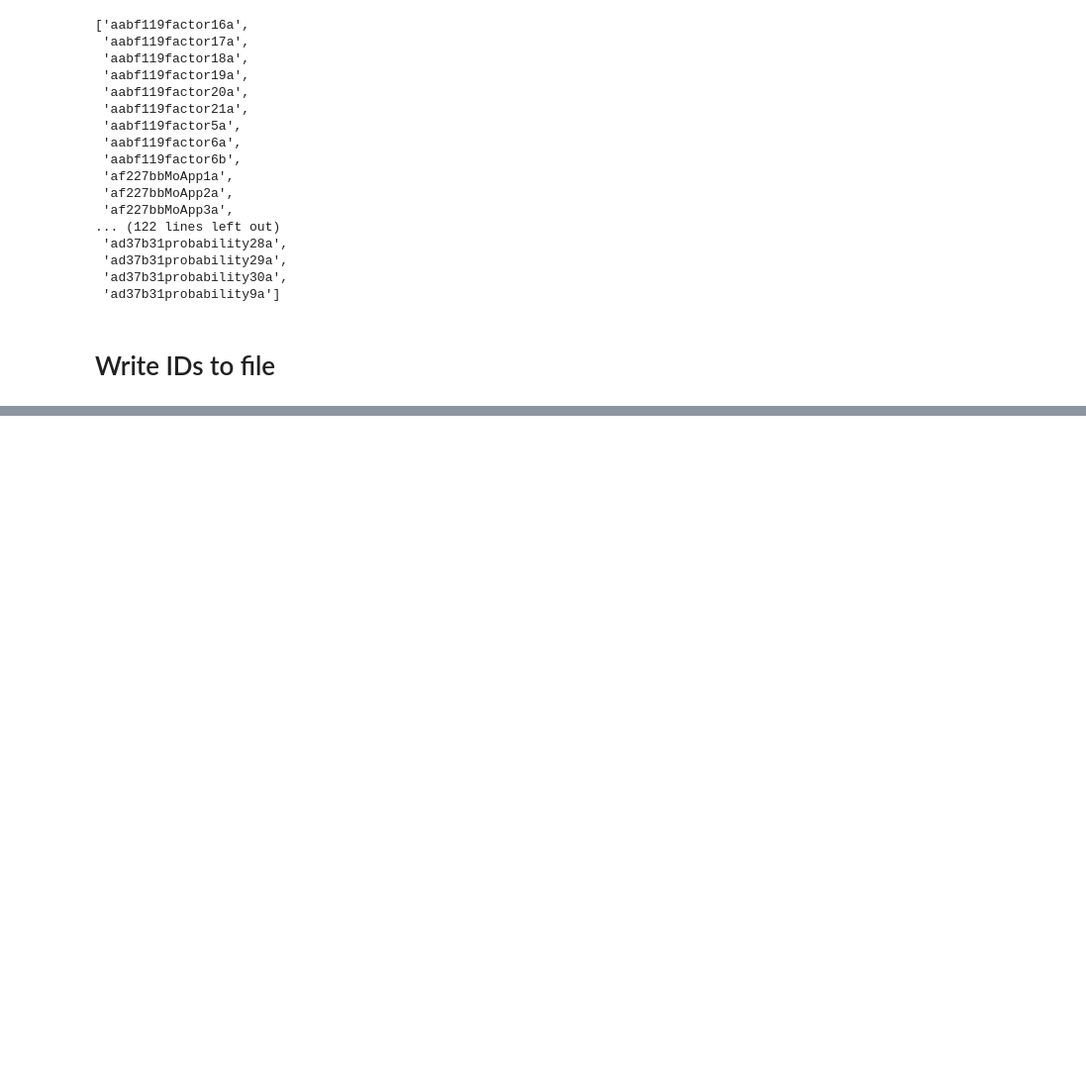
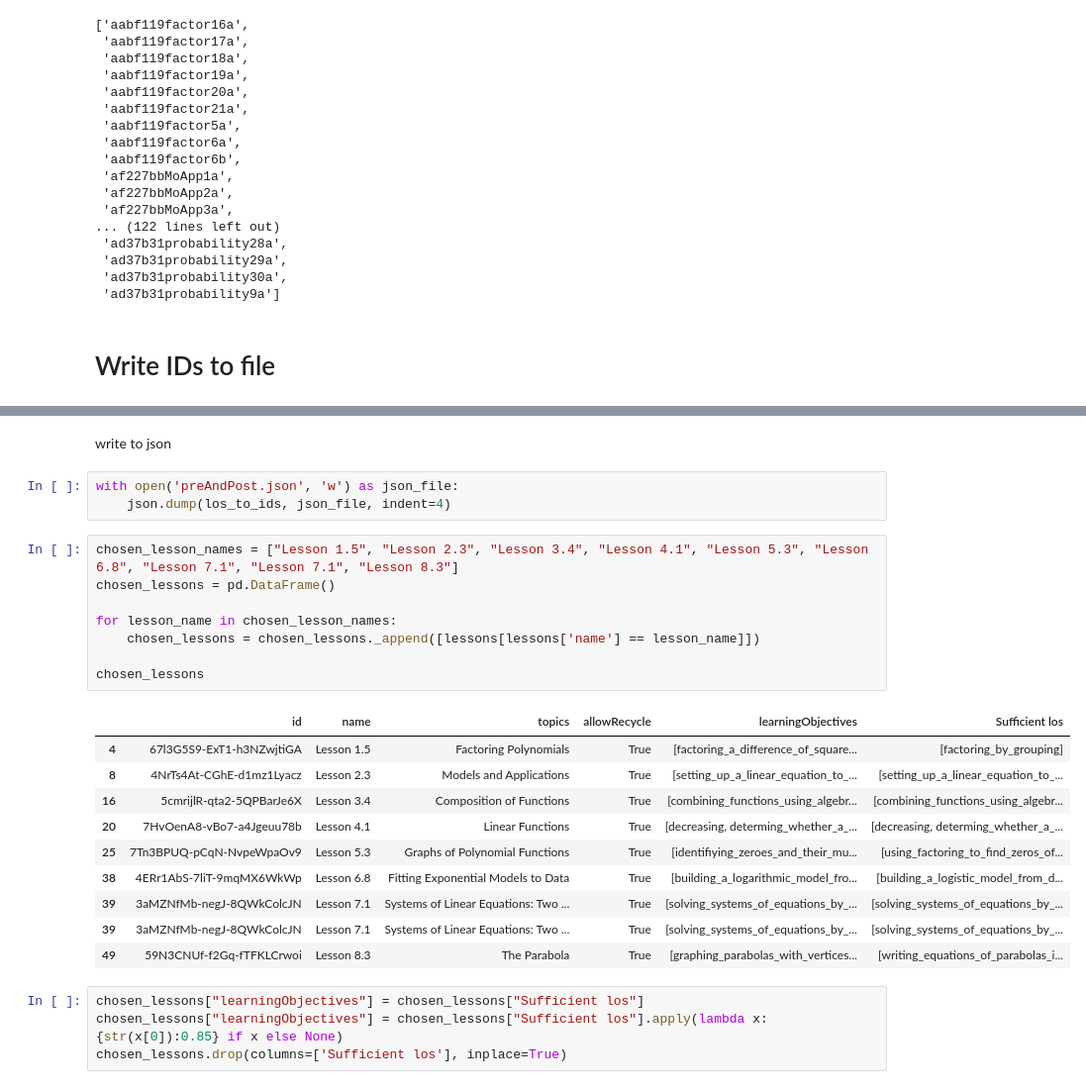
Before and after one commit to SagaLGIT/OATutor, a Jupyter notebook: src/content-selection/contentSelection.ipynb, the cells around one changed output, grey strips where cells are left out. Shown: that part at 99% size. Cells and saved outputs as stored; diff of their text form; blank space fills up the shorter version.

Commit message:
pre post course plan ?
is this right?

```diff
--- a/src/content-selection/contentSelection.ipynb
+++ b/src/content-selection/contentSelection.ipynb
@@ -303,0 +342,28 @@ ValueError: Cannot set a DataFrame with multiple columns to the single column ha
+# %% [markdown]
+write to json
+# %%
+with open('preAndPost.json', 'w') as json_file:
+    json.dump(los_to_ids, json_file, indent=4)
+# %%
+chosen_lesson_names = ["Lesson 1.5", "Lesson 2.3", "Lesson 3.4", "Lesson 4.1", "Lesson 5.3", "Lesson 6.8", "Lesson 7.1", "Lesson 7.1", "Lesson 8.3"]
+chosen_lessons = pd.DataFrame()
+
+for lesson_name in chosen_lesson_names:
+    chosen_lessons = chosen_lessons._append([lessons[lessons['name'] == lesson_name]])
+
+chosen_lessons
+# %% [output]
+|  | id | name | topics | allowRecycle | learningObjectives | Sufficient los |
+| 4 | 67l3G5S9-ExT1-h3NZwjtiGA | Lesson 1.5 | Factoring Polynomials | True | [factoring_a_difference_of_square... | [factoring_by_grouping] |
+| 8 | 4NrTs4At-CGhE-d1mz1Lyacz | Lesson 2.3 | Models and Applications | True | [setting_up_a_linear_equation_to_... | [setting_up_a_linear_equation_to_... |
+| 16 | 5cmrijlR-qta2-5QPBarJe6X | Lesson 3.4 | Composition of Functions | True | [combining_functions_using_algebr... | [combining_functions_using_algebr... |
+| 20 | 7HvOenA8-vBo7-a4Jgeuu78b | Lesson 4.1 | Linear Functions | True | [decreasing, determing_whether_a_... | [decreasing, determing_whether_a_... |
+| 25 | 7Tn3BPUQ-pCqN-NvpeWpaOv9 | Lesson 5.3 | Graphs of Polynomial Functions | True | [identifiying_zeroes_and_their_mu... | [using_factoring_to_find_zeros_of... |
+| 38 | 4ERr1AbS-7liT-9mqMX6WkWp | Lesson 6.8 | Fitting Exponential Models to Data | True | [building_a_logarithmic_model_fro... | [building_a_logistic_model_from_d... |
+| 39 | 3aMZNfMb-negJ-8QWkColcJN | Lesson 7.1 | Systems of Linear Equations: Two ... | True | [solving_systems_of_equations_by_... | [solving_systems_of_equations_by_... |
+| 39 | 3aMZNfMb-negJ-8QWkColcJN | Lesson 7.1 | Systems of Linear Equations: Two ... | True | [solving_systems_of_equations_by_... | [solving_systems_of_equations_by_... |
+| 49 | 59N3CNUf-f2Gq-fTFKLCrwoi | Lesson 8.3 | The Parabola | True | [graphing_parabolas_with_vertices... | [writing_equations_of_parabolas_i... |
+# %%
+chosen_lessons["learningObjectives"] = chosen_lessons["Sufficient los"]
+chosen_lessons["learningObjectives"] = chosen_lessons["Sufficient los"].apply(lambda x: {str(x[0]):0.85} if x else None)
+chosen_lessons.drop(columns=['Sufficient los'], inplace=True)
```
Also changed, not shown: parts of 16 cells of this notebook, 1 other file.
